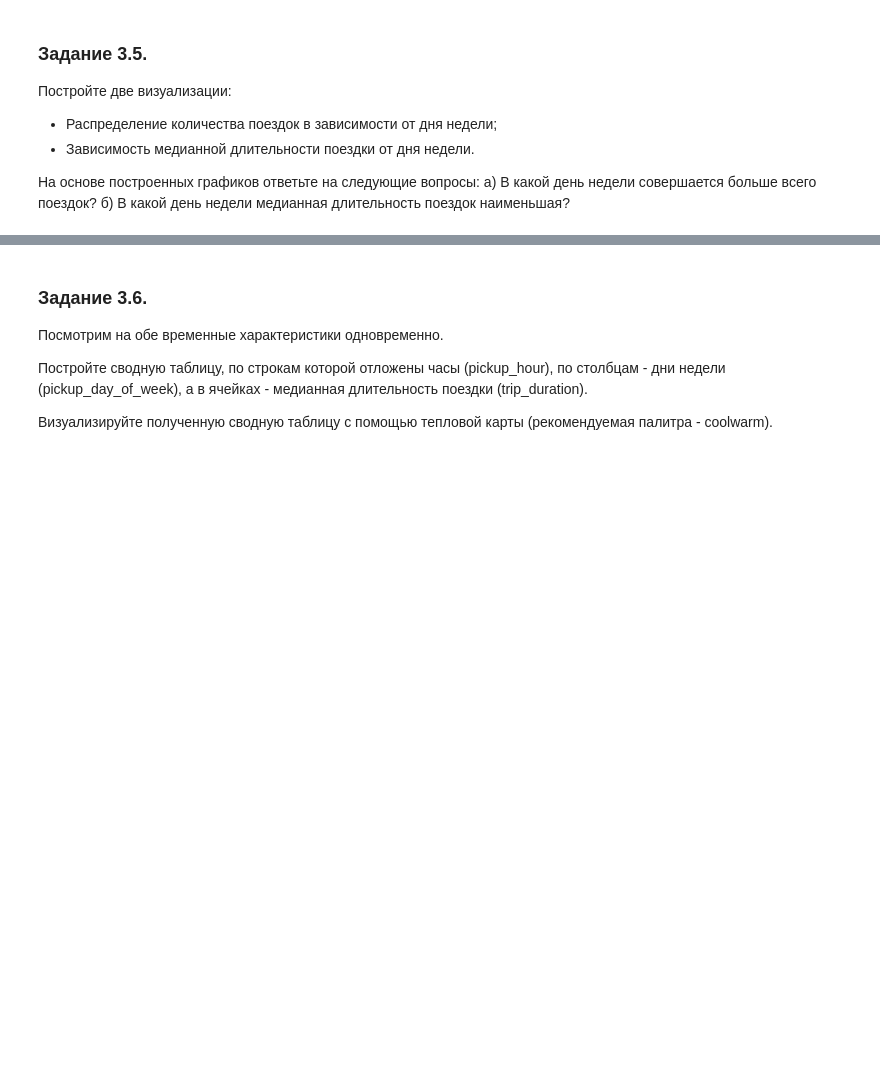
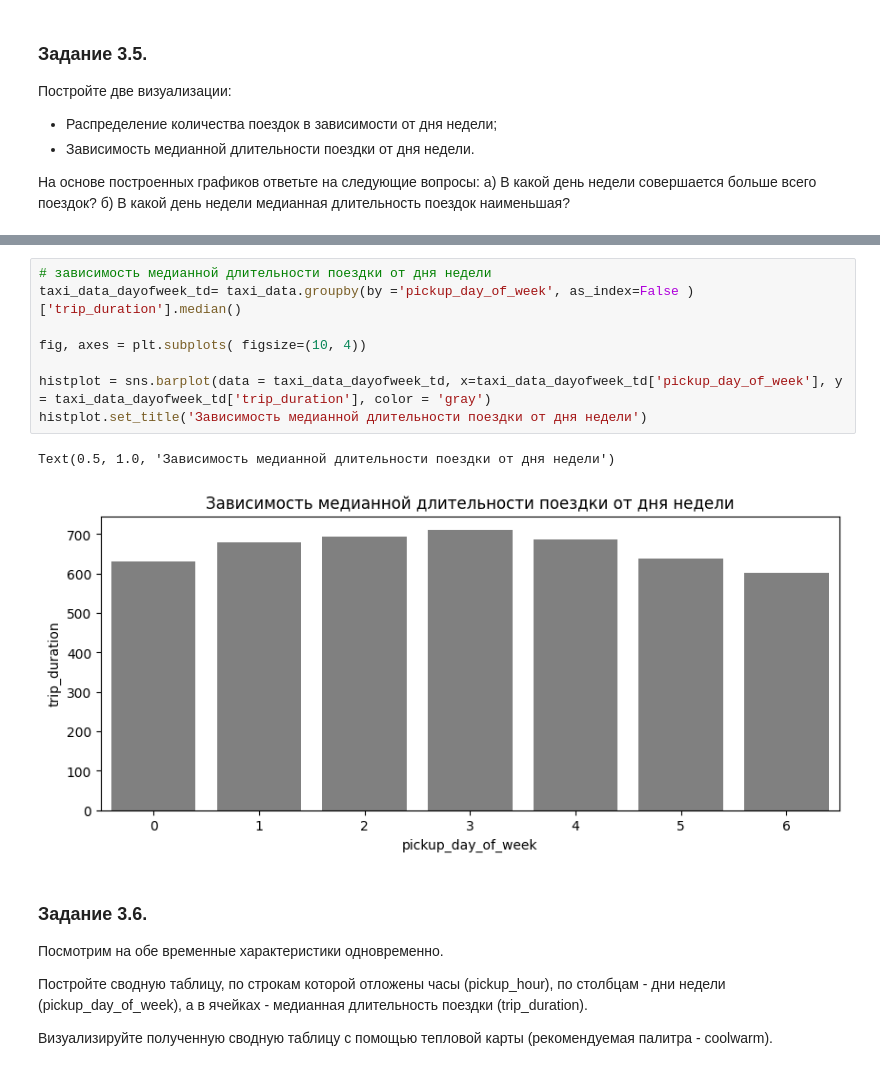
Before and after one commit to andreyshveduke/Project_5._NY_taxi_trip_duration, a Jupyter notebook: Project-5.ipynb, the cells around one changed output, grey strips where cells are left out. Cells and saved outputs as stored; diff of their text form; blank space fills up the shorter version.

```diff
--- a/Project-5.ipynb
+++ b/Project-5.ipynb
@@ -804,3 +813,14 @@ Text(0.5, 1.0, 'Зависимость медианной длительност
+# %%
+# зависимость медианной длительности поездки от дня недели
+taxi_data_dayofweek_td= taxi_data.groupby(by ='pickup_day_of_week', as_index=False )['trip_duration'].median()
+
+fig, axes = plt.subplots( figsize=(10, 4))
+
+histplot = sns.barplot(data = taxi_data_dayofweek_td, x=taxi_data_dayofweek_td['pickup_day_of_week'], y = taxi_data_dayofweek_td['trip_duration'], color = 'gray')
+histplot.set_title('Зависимость медианной длительности поездки от дня недели')
+# %% [output]
+Text(0.5, 1.0, 'Зависимость медианной длительности поездки от дня недели')
+[figure, added]
 # %% [markdown]
 ### Задание 3.6.
 Посмотрим на обе временные характеристики одновременно.
```
Also changed, not shown: parts of 2 cells of this notebook.
